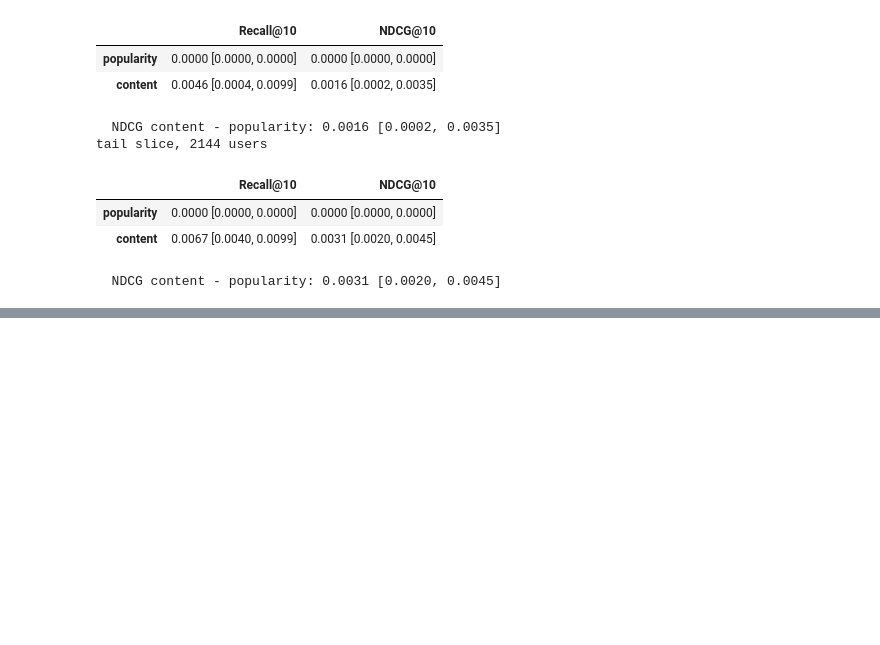
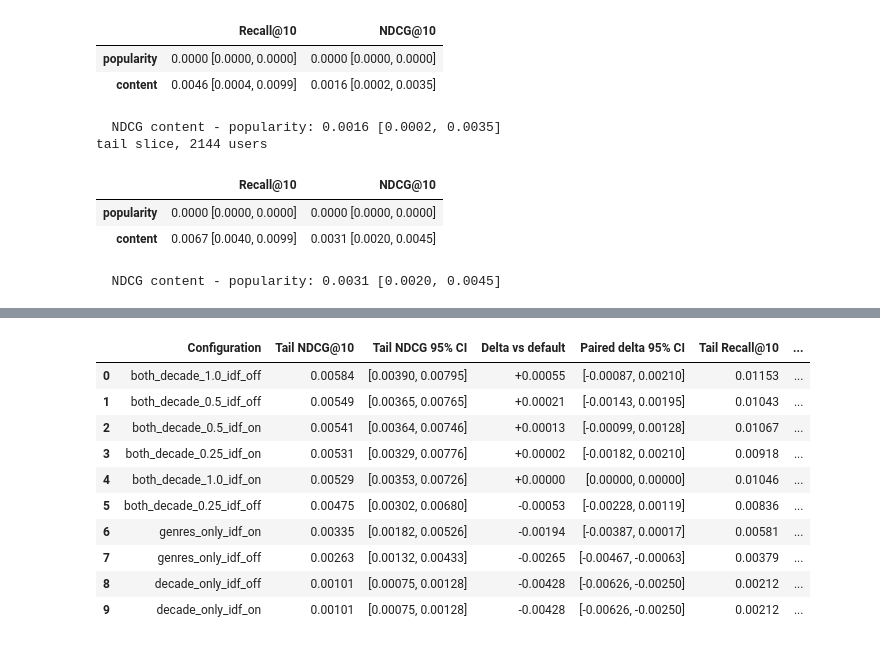
Before and after one commit to RavenKing45/Movie-Recommendation-System, a Jupyter notebook: notebooks/05_content_based.ipynb, the cells around one changed output, grey strips where cells are left out. Saved outputs shown, nothing was run; the diff lists cells and outputs as text; code cells hidden in the pictures; blank space fills up the shorter version.

Commit message:
Ablation experiment completed

```diff
--- a/notebooks/05_content_based.ipynb
+++ b/notebooks/05_content_based.ipynb
@@ -458,0 +658,18 @@ tail slice, 2144 users
+# %%
+default_scorer = make_content_scorer(
+    X_default_check,
+    profiles_default_check,
+)
+
+sample_users = np.asarray(
+    list(rel_val.keys())[:3],
+    dtype=np.int32,
+)
+
+rng = np.random.default_rng(SEED)
+sample_scores = default_scorer(sample_users)
+
+print("Score matrix shape:", sample_scores.shape)
+
+assert sample_scores.shape == (3, n_items)
+assert np.isfinite(sample_scores).all()
@@ -458,0 +869,68 @@ tail slice, 2144 users
+# %%
+rows = []
+
+for cfg in CONFIGS:
+    name = cfg["name"]
+    tail = ablation_runs[name]["tail"]
+    cold = ablation_runs[name]["cold"]
+
+    tail_ndcg = tail["NDCG@10"]
+    cold_ndcg = cold["NDCG@10"]
+
+    tail_mean, tail_low, tail_high = ci(tail_ndcg, tail_idx)
+    cold_mean, cold_low, cold_high = ci(cold_ndcg, cold_idx)
+
+    # Subtract user by user, then bootstrap these paired differences.
+    tail_delta = tail_ndcg - default_tail
+    delta_mean, delta_low, delta_high = ci(tail_delta, tail_idx)
+
+    rows.append({
+        "config": name,
+        "genre_weight": cfg["genre_weight"],
+        "decade_weight": cfg["decade_weight"],
+        "use_idf": cfg["use_idf"],
+        "tail_NDCG@10": tail_mean,
+        "tail_NDCG_CI_low": tail_low,
+        "tail_NDCG_CI_high": tail_high,
+        "tail_delta_vs_default": delta_mean,
+        "delta_CI_low": delta_low,
+        "delta_CI_high": delta_high,
+        "tail_Recall@10": tail["Recall@10"].mean(),
+        "cold_NDCG@10": cold_mean,
+        "cold_NDCG_CI_low": cold_low,
+        "cold_NDCG_CI_high": cold_high,
+        "cold_Recall@10": cold["Recall@10"].mean(),
+    })
+
+results_df = (
+    pd.DataFrame(rows)
+    .sort_values("tail_NDCG@10", ascending=False)
+    .reset_index(drop=True)
+)
+
+# A compact display is easier to compare in the notebook; the CSV keeps
+# the numerical lower and upper bounds in separate columns.
+display_df = pd.DataFrame({
+    "Configuration": results_df["config"],
+    "Tail NDCG@10": results_df["tail_NDCG@10"].map(lambda x: f"{x:.5f}"),
+    "Tail NDCG 95% CI": results_df.apply(lambda r: f"[{r['tail_NDCG_CI_low']:.5f}, {r['tail_NDCG_CI_high']:.5f}]", axis=1),
+    "Delta vs default": results_df["tail_delta_vs_default"].map(lambda x: f"{x:+.5f}"),
+    "Paired delta 95% CI": results_df.apply(lambda r: f"[{r['delta_CI_low']:.5f}, {r['delta_CI_high']:.5f}]", axis=1),
+    "Tail Recall@10": results_df["tail_Recall@10"].map(lambda x: f"{x:.5f}"),
+    "Cold NDCG@10": results_df["cold_NDCG@10"].map(lambda x: f"{x:.5f}"),
+    "Cold NDCG 95% CI": results_df.apply(lambda r: f"[{r['cold_NDCG_CI_low']:.5f}, {r['cold_NDCG_CI_high']:.5f}]", axis=1),
+    "Cold Recall@10": results_df["cold_Recall@10"].map(lambda x: f"{x:.5f}"),
+})
+display(display_df)
+# %% [output]
+|  | Configuration | Tail NDCG@10 | Tail NDCG 95% CI | Delta vs default | Paired delta 95% CI | Tail Recall@10 | ... |
+| 0 | both_decade_1.0_idf_off | 0.00584 | [0.00390, 0.00795] | +0.00055 | [-0.00087, 0.00210] | 0.01153 | ... |
+| 1 | both_decade_0.5_idf_off | 0.00549 | [0.00365, 0.00765] | +0.00021 | [-0.00143, 0.00195] | 0.01043 | ... |
+| 2 | both_decade_0.5_idf_on | 0.00541 | [0.00364, 0.00746] | +0.00013 | [-0.00099, 0.00128] | 0.01067 | ... |
+| 3 | both_decade_0.25_idf_on | 0.00531 | [0.00329, 0.00776] | +0.00002 | [-0.00182, 0.00210] | 0.00918 | ... |
+| 4 | both_decade_1.0_idf_on | 0.00529 | [0.00353, 0.00726] | +0.00000 | [0.00000, 0.00000] | 0.01046 | ... |
+| 5 | both_decade_0.25_idf_off | 0.00475 | [0.00302, 0.00680] | -0.00053 | [-0.00228, 0.00119] | 0.00836 | ... |
+| 6 | genres_only_idf_on | 0.00335 | [0.00182, 0.00526] | -0.00194 | [-0.00387, 0.00017] | 0.00581 | ... |
+| 7 | genres_only_idf_off | 0.00263 | [0.00132, 0.00433] | -0.00265 | [-0.00467, -0.00063] | 0.00379 | ... |
+| 8 | decade_only_idf_off | 0.00101 | [0.00075, 0.00128] | -0.00428 | [-0.00626, -0.00250] | 0.00212 | ... |
+| 9 | decade_only_idf_on | 0.00101 | [0.00075, 0.00128] | -0.00428 | [-0.00626, -0.00250] | 0.00212 | ... |
```
Also changed, not shown: parts of 35 cells of this notebook, 1 other file.
